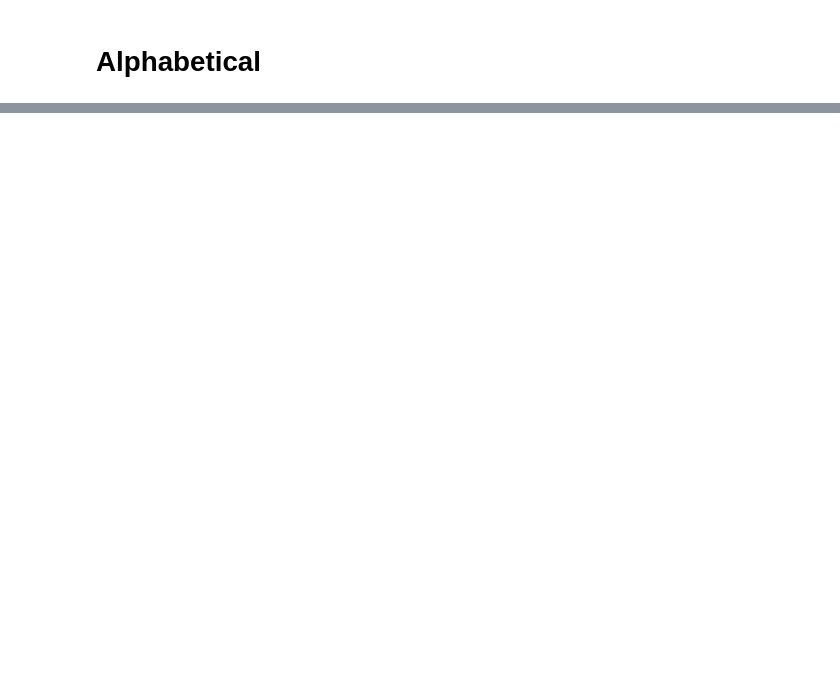
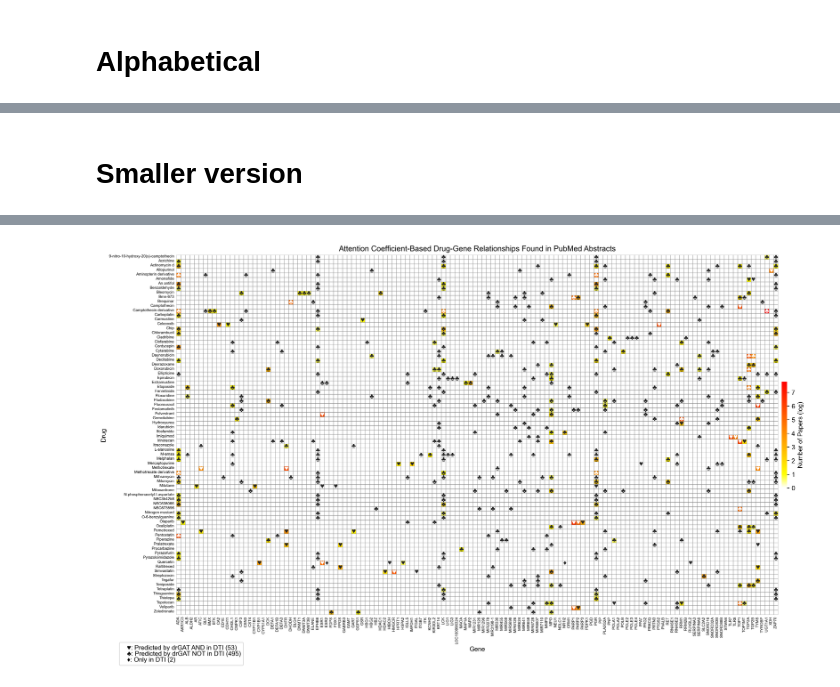
Before and after one commit to cannin/drGAT, a Jupyter notebook: Figs/Fig2.ipynb, the cells around one changed output, grey strips where cells are left out. Drawn from its saved outputs; the diff is of its cells as text; code cells hidden in the pictures; blank space fills up the shorter version.

```diff
--- a/Figs/Fig2.ipynb
+++ b/Figs/Fig2.ipynb
@@ -440,0 +343,79 @@ plt.show()
+# %% [markdown]
+# Smaller version
+# %%
+# Creating Heatmap without annotations (numbers)
+plt.figure(figsize=(20, 15), dpi=300)
+plt.rcParams["font.family"] = "Arial"
+plt.rcParams["pdf.fonttype"] = 42
+
+logged = np.log1p(pivot_table_data.loc[drugs])
+comparison_matrix = create_comparison_matrix(existance, t, drugs)
+
+both = str(np.sum(comparison_matrix == '♥'))
+print('Both: ' + both)
+predict = str(np.sum(comparison_matrix == '♣'))
+print(f'Only predicted: ' + predict)
+dti = str(np.sum(comparison_matrix == '♦'))
+print(f'Only dti: ' + dti)
+
+max_val = np.max(logged)
+cmap = LinearSegmentedColormap.from_list(
+    "Custom cmap",
+    [(0, "white"), (1/max_val, "yellow"), (1, "red")],
+    N=256
+)
+
+# heatmap を描画
+ax = sns.heatmap(
+    logged,
+    annot=comparison_matrix,
+    fmt="",
+    cmap=cmap,
+    square=True,
+    linewidths=0.1,
+    cbar_kws={"label": "Number of Papers (log)", "shrink": 0.2, "pad": 0.005},
+    linecolor="gray",
+#     annot_kws={
+#         #         'color': 'black',
+#         "size": 5
+#     },
+)
+
+ax.set_xticks(np.arange(logged.shape[1]))
+ax.set_yticks(np.arange(logged.shape[0]))
+
+y_ticks_positions = [tick + 0.3 for tick in ax.get_yticks()]  # Adjust 0.3 as needed
+ax.set_yticks(y_ticks_positions)
+
+ax.set_xticklabels(logged.columns)
+ax.set_yticklabels(logged.index)
+
+ax.tick_params(axis="x", which="major", labelsize=6, length=0)
+ax.tick_params(axis="y", which="major", labelsize=6, length=0)
+
+# Adding a legend
+legend_elements = [
+    Patch(facecolor="none", edgecolor="none", label=f"♥: Predicted by drGAT AND in DTI ({both})"),
+    Patch(facecolor="none", edgecolor="none", label=f"♣: Predicted by drGAT NOT in DTI ({predict})"),
+    Patch(facecolor="none", edgecolor="none", label=f"♦: Only in DTI ({dti})"),
+]
+ax.legend(
+    handles=legend_elements,
+    loc='lower left',
+    bbox_to_anchor=(-0.1, -0.15),
+    frameon=True,
+    handlelength=0,
+    handleheight=0,
+    labelspacing=0,
+    fontsize=10,
+)
+
+plt.setp(ax.get_xticklabels(), rotation=90, ha="right", rotation_mode="anchor")
+plt.xlabel("Gene")
+plt.ylabel("Drug")
+plt.title(
+    "Attention Coefficient-Based Drug-Gene Relationships Found in PubMed Abstracts"
+)
+plt.savefig("output.pdf")
+plt.show()
+# %% [output]
@@ -440,0 +425 @@ plt.show()
+[figure, added]
```
Also changed, not shown: parts of 44 cells of this notebook, 2 other files.
